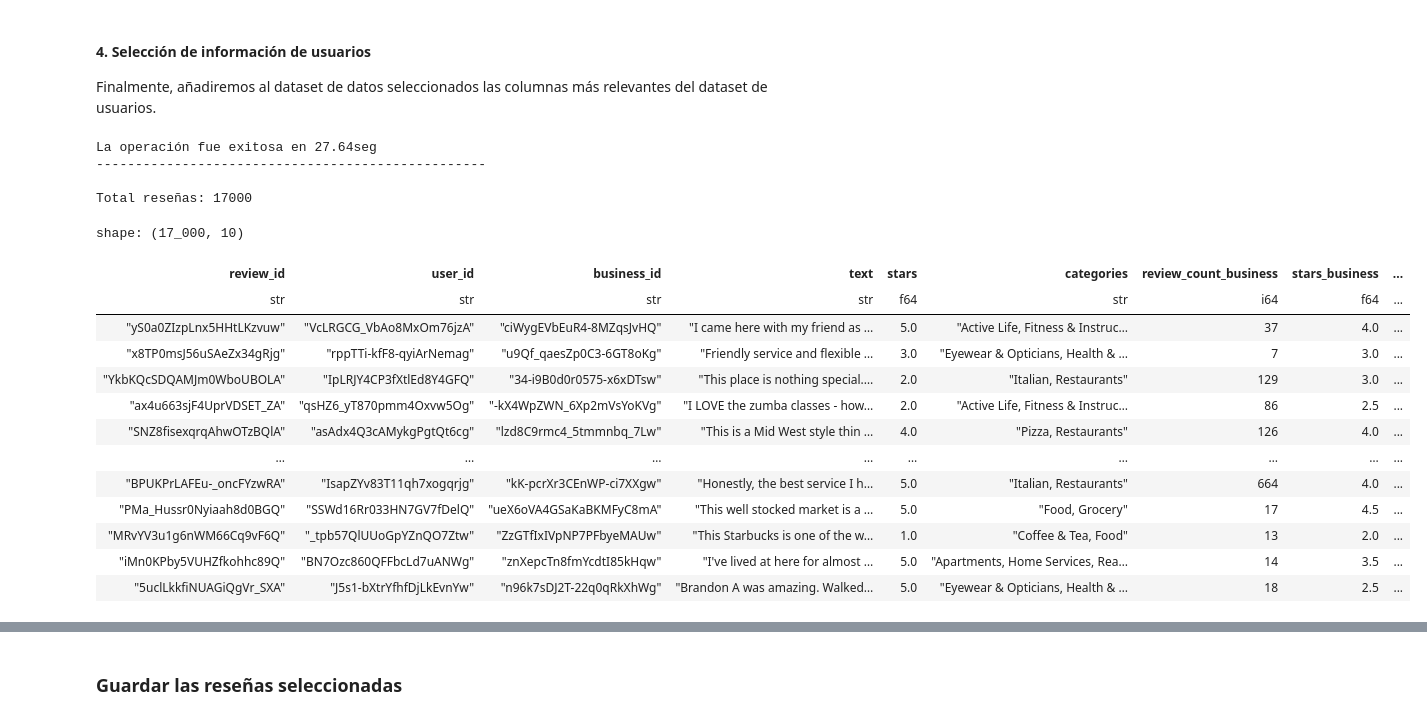
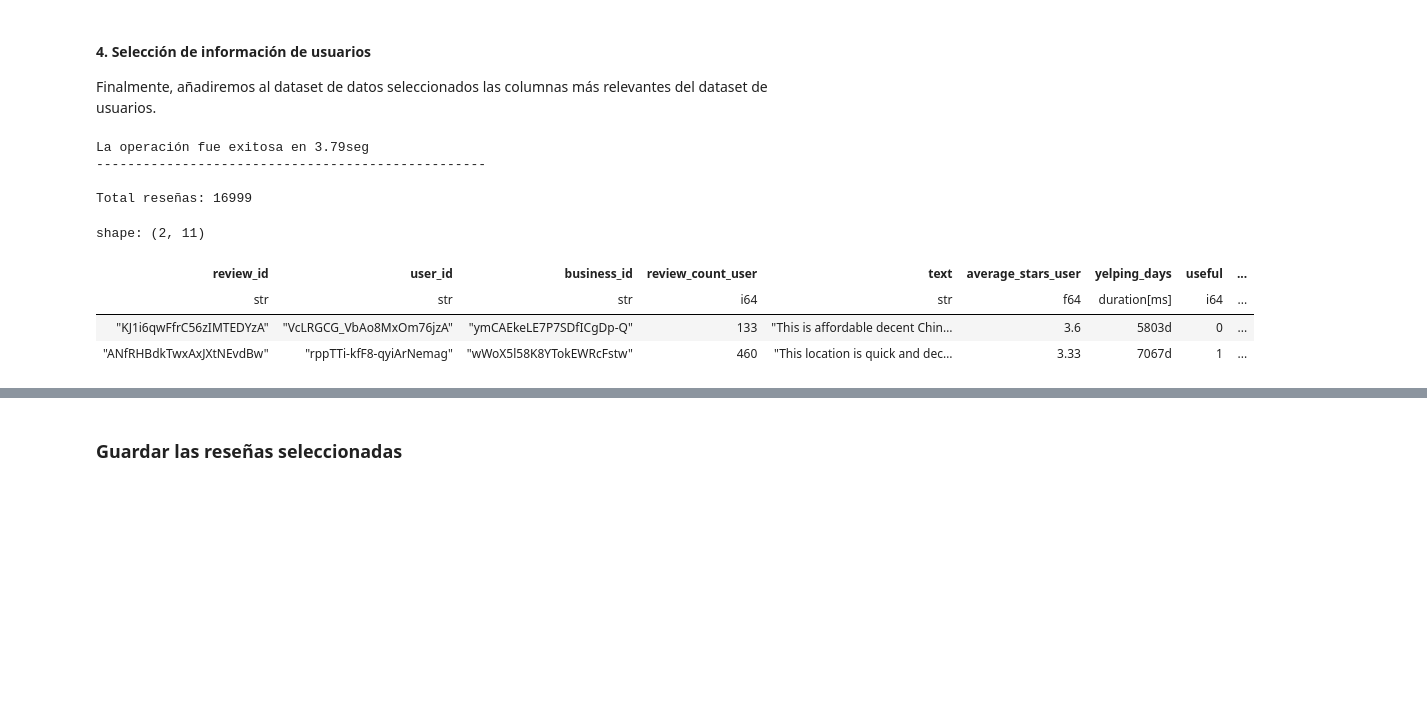
Before and after one commit to ceuratfmg2mai/fakereviews, a Jupyter notebook: 01. procesamiento_datos_yelp.ipynb, the cells around one changed output, grey strips where cells are left out. Cells and saved outputs as stored; diff of their text form; code cells hidden in the pictures; blank space fills up the shorter version.

```diff
--- a/01. procesamiento_datos_yelp.ipynb
+++ b/01. procesamiento_datos_yelp.ipynb
@@ -661,7 +660,7 @@ A continuación, de las reseñas seleccionadas, conservaremos únicamente aquell
 # %%
 start_time=time.time()
 try:
-    filter_reviews_min_lenght = 256
+    filter_reviews_min_lenght = 0
     filter_reviews_max_lenght = 512
     df_business_reviews_lenght_pl = df_business_reviews_pl.filter(
        (pl.col("length") >= filter_reviews_min_lenght) & (pl.col("length") <= filter_reviews_max_lenght)
@@ -703,6 +702,8 @@ Finalmente, añadiremos al dataset de datos seleccionados las columnas más rele
 # %%
 # 1. Seleccionar todas las reseñas de los negocios seleccionados
 start_time=time.time()
+# Obtener la fecha actual
+today = datetime.date.today()
 try:
     df_user_columns_filter = df_data_user_pl.collect().select(
         [
@@ -712,54 +713,48 @@ try:
             pl.col('useful'),
             pl.col('funny'),
             pl.col('cool'),
-            pl.col('fans')
+            pl.col('fans'),
+            pl.col('yelping_since').str.strptime(pl.Date, "%Y-%m-%d %H:%M:%S").alias('yelping_days')
+
         ]
+    )
+    df_user_columns_filter = df_user_columns_filter.with_columns(
+        (pl.lit(today) - pl.col('yelping_days')).alias('yelping_days')
     )
     # Seleccionamos todas las reseñas de todos los negocios seleccionados
     df_final_data_selected_pl = df_business_reviews_lenght_pl.join(
             df_user_columns_filter,
             on='user_id', # La columna común para la unión
             how='inner'      # Tipo de join: inner (solo filas con coincidencias en ambos)
         ).select(
             [
+                pl.col('review_id'),
                 pl.col('user_id'),
                 pl.col('business_id'),
                 pl.col('review_count_user'),
                 pl.col('text'),
                 pl.col('average_stars_user'),
                 pl.col('yelping_days'),
                 pl.col('useful'),
                 pl.col('funny'),
                 pl.col('cool'),
                 pl.col('fans')
             ]
         )
 except Exception as e:
     print(f"An error occurred: {e}")
 else:
     print(f"La operación fue exitosa en {time.time()-start_time:.2f}seg")
     print("-" * 50 + "\n")
     print(f'Total reseñas: {len(df_final_data_selected_pl)}')
-    display(df_final_data_selected_pl)
-
-
-# df_business_reviews_lenght_pl
+    display(df_final_data_selected_pl.head(2))
 # %% [output]
-La operación fue exitosa en 27.64seg
+La operación fue exitosa en 3.79seg
 --------------------------------------------------
 
-Total reseñas: 17000
+Total reseñas: 16999
-shape: (17_000, 10)
+shape: (2, 11)
-| review_id | user_id | business_id | text | stars | categories | review_count_business | stars_business | ... |
-| str | str | str | str | f64 | str | i64 | f64 | ... |
-| "yS0a0ZIzpLnx5HHtLKzvuw" | "VcLRGCG_VbAo8MxOm76jzA" | "ciWygEVbEuR4-8MZqsJvHQ" | "I came here with my friend as … | 5.0 | "Active Life, Fitness & Instruc… | 37 | 4.0 | ... |
-| "x8TP0msJ56uSAeZx34gRjg" | "rppTTi-kfF8-qyiArNemag" | "u9Qf_qaesZp0C3-6GT8oKg" | "Friendly service and flexible … | 3.0 | "Eyewear & Opticians, Health & … | 7 | 3.0 | ... |
-| "YkbKQcSDQAMJm0WboUBOLA" | "IpLRJY4CP3fXtlEd8Y4GFQ" | "34-i9B0d0r0575-x6xDTsw" | "This place is nothing special.… | 2.0 | "Italian, Restaurants" | 129 | 3.0 | ... |
-| "ax4u663sjF4UprVDSET_ZA" | "qsHZ6_yT870pmm4Oxvw5Og" | "-kX4WpZWN_6Xp2mVsYoKVg" | "I LOVE the zumba classes - how… | 2.0 | "Active Life, Fitness & Instruc… | 86 | 2.5 | ... |
-| "SNZ8fisexqrqAhwOTzBQlA" | "asAdx4Q3cAMykgPgtQt6cg" | "lzd8C9rmc4_5tmmnbq_7Lw" | "This is a Mid West style thin … | 4.0 | "Pizza, Restaurants" | 126 | 4.0 | ... |
-| … | … | … | … | … | … | … | … | ... |
-| "BPUKPrLAFEu-_oncFYzwRA" | "IsapZYv83T11qh7xogqrjg" | "kK-pcrXr3CEnWP-ci7XXgw" | "Honestly, the best service I h… | 5.0 | "Italian, Restaurants" | 664 | 4.0 | ... |
-| "PMa_Hussr0Nyiaah8d0BGQ" | "SSWd16Rr033HN7GV7fDelQ" | "ueX6oVA4GSaKaBKMFyC8mA" | "This well stocked market is a … | 5.0 | "Food, Grocery" | 17 | 4.5 | ... |
-| "MRvYV3u1g6nWM66Cq9vF6Q" | "_tpb57QlUUoGpYZnQO7Ztw" | "ZzGTfIxIVpNP7PFbyeMAUw" | "This Starbucks is one of the w… | 1.0 | "Coffee & Tea, Food" | 13 | 2.0 | ... |
-| "iMn0KPby5VUHZfkohhc89Q" | "BN7Ozc860QFFbcLd7uANWg" | "znXepcTn8fmYcdtI85kHqw" | "I've lived at here for almost … | 5.0 | "Apartments, Home Services, Rea… | 14 | 3.5 | ... |
-| "5uclLkkfiNUAGiQgVr_SXA" | "J5s1-bXtrYfhfDjLkEvnYw" | "n96k7sDJ2T-22q0qRkXhWg" | "Brandon A was amazing. Walked… | 5.0 | "Eyewear & Opticians, Health & … | 18 | 2.5 | ... |
+| review_id | user_id | business_id | review_count_user | text | average_stars_user | yelping_days | useful | ... |
+| str | str | str | i64 | str | f64 | duration[ms] | i64 | ... |
+| "KJ1i6qwFfrC56zIMTEDYzA" | "VcLRGCG_VbAo8MxOm76jzA" | "ymCAEkeLE7P7SDfICgDp-Q" | 133 | "This is affordable decent Chin… | 3.6 | 5803d | 0 | ... |
+| "ANfRHBdkTwxAxJXtNEvdBw" | "rppTTi-kfF8-qyiArNemag" | "wWoX5l58K8YTokEWRcFstw" | 460 | "This location is quick and dec… | 3.33 | 7067d | 1 | ... |
```
Also changed, not shown: parts of 20 cells of this notebook.
